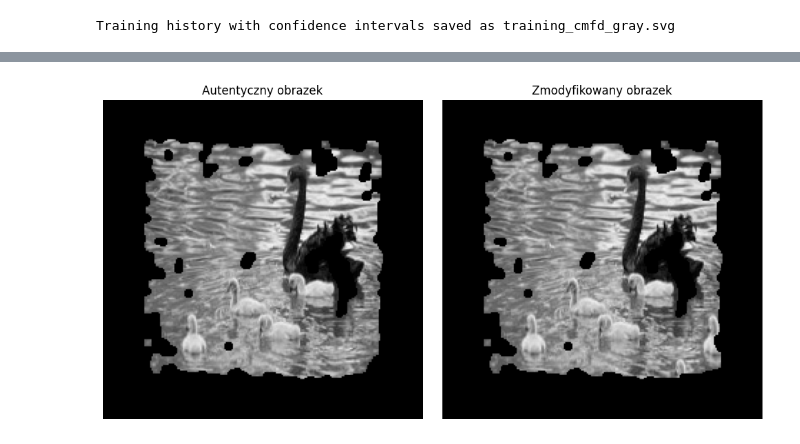
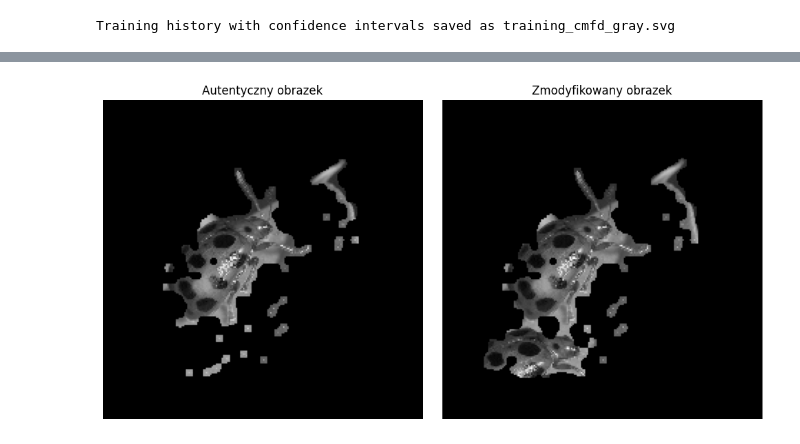
Before and after one commit to fmargul/multimedia, a Jupyter notebook: cmfd_gray.ipynb, the cells around one changed output, grey strips where cells are left out. Drawn from its saved outputs; the diff is of its cells as text; code cells hidden in the pictures.

```diff
--- a/cmfd_gray.ipynb
+++ b/cmfd_gray.ipynb
@@ -348,33 +348,33 @@ history_df
 | 19 | 0.156336 | 0.944776 | 0.985152 | 0.948407 | 0.939850 | 625.0 | 641.0 | 1.238603 | 0.681818 | 0.748648 | ... |
 # %%
 # Ścieżki do obrazów
-image_path1 = "D:\\Studia\\Cyber Sem II\\BezpTrMult\\Au\\Au_ani_00087.jpg"
-image_path2 = "D:\\Studia\\Cyber Sem II\\BezpTrMult\\Tp\\Tp_S_NNN_S_N_ani00087_ani00087_00814.tif"
+image_path1 = "D:\\Studia\\Cyber Sem II\\BezpTrMult\\Au\\Au_ani_10206.jpg"
+image_path2 = "D:\\Studia\\Cyber Sem II\\BezpTrMult\\Tp\\Tp_S_CNN_M_N_ani10206_ani10206_12414.jpg"
 #image_path1 = "D:\\Studia\\Cyber Sem II\\BezpTrMult\\COVERAGE\\image\\42.tif"
 #image_path2 = "D:\\Studia\\Cyber Sem II\\BezpTrMult\\COVERAGE\\image\\42t.tif"
 #image_path1 = "D:\\Studia\\Cyber Sem II\\BezpTrMult\\COVERAGE\\image\\10.tif"
 #image_path2 = "D:\\Studia\\Cyber Sem II\\BezpTrMult\\COVERAGE\\image\\10t.tif"
 # Przetwarzanie obrazów
 processed_image1 = preprocess_image(image_path1)
 processed_image2 = preprocess_image(image_path2)
 
 # Wyświetlanie obrazów
 plt.figure(figsize=(10, 5))
 
 # Obraz 1
 plt.subplot(1, 2, 1)
 plt.imshow(cv2.cvtColor(processed_image1, cv2.COLOR_BGR2RGB))
 plt.title('Autentyczny obrazek')
 plt.axis('off')
 
 # Obraz 2
 plt.subplot(1, 2, 2)
 plt.imshow(cv2.cvtColor(processed_image2, cv2.COLOR_BGR2RGB))
 plt.title('Zmodyfikowany obrazek')
 plt.axis('off')
 
 plt.tight_layout()
 plt.savefig('cmfd_gray.svg', format='svg')
 plt.show()
 # %% [output]
-[figure, old version]
+[figure, new version]
```
Also changed, not shown: 7 other files.
